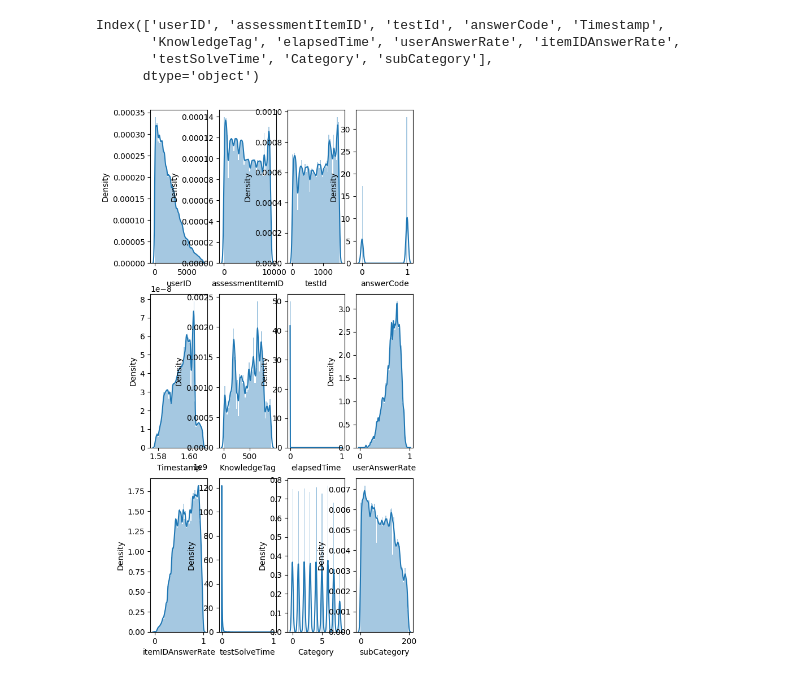
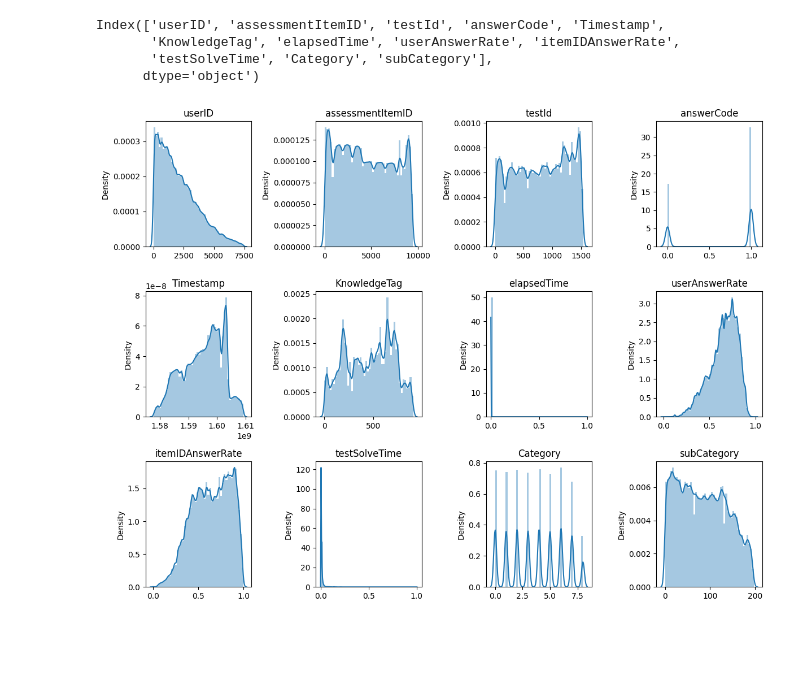
Before and after one commit to boostcampaitech4lv23recsys1/level2_dkt_recsys-level2-recsys-07, a Jupyter notebook: eda/EDA_jsy.ipynb, the cells around one changed output. Cells and saved outputs as stored; diff of their text form; code cells hidden in the pictures; blank space fills up the shorter version.

```diff
--- a/eda/EDA_jsy.ipynb
+++ b/eda/EDA_jsy.ipynb
@@ -389,17 +415,19 @@ from datetime import datetime
 cate_cols = ["assessmentItemID", "testId", "KnowledgeTag", 'Category', 'subCategory']
 is_train=True
 
+corr_train_df = train_df.copy(deep=True)
+
 for col in cate_cols:
     le = LabelEncoder()
     if is_train:
         # For UNKNOWN class
-        a = train_df[col].unique().tolist() + ["unknown"]
+        a = corr_train_df[col].unique().tolist() + ["unknown"]
         le.fit(a)
 
     # 모든 컬럼이 범주형이라고 가정
-    train_df[col] = train_df[col].astype(str)
-    test = le.transform(train_df[col])
-    train_df[col] = test
+    corr_train_df[col] = corr_train_df[col].astype(str)
+    test = le.transform(corr_train_df[col])
+    corr_train_df[col] = test
 
 def convert_time(s):
     timestamp = time.mktime(
@@ -407,8 +435,8 @@ def convert_time(s):
     )
     return int(timestamp)
 
-train_df["Timestamp"] = train_df["Timestamp"].astype(str)
-train_df["Timestamp"] = train_df["Timestamp"].apply(convert_time)
-train_df
+corr_train_df["Timestamp"] = corr_train_df["Timestamp"].astype(str)
+corr_train_df["Timestamp"] = corr_train_df["Timestamp"].apply(convert_time)
+corr_train_df
 # %% [output]
 |  | userID | assessmentItemID | testId | answerCode | Timestamp | KnowledgeTag | elapsedTime | userAnswerRate | ... |
@@ -429,7 +457,7 @@ from sklearn.preprocessing import MinMaxScaler
 scaling_columns = ["elapsedTime", "userAnswerRate", "itemIDAnswerRate", "testSolveTime"]
 sc = MinMaxScaler()
 for col in scaling_columns:
-    train_df[col] = sc.fit_transform(train_df[[col]])
-train_df
+    corr_train_df[col] = sc.fit_transform(corr_train_df[[col]])
+corr_train_df
 # %% [output]
 |  | userID | assessmentItemID | testId | answerCode | Timestamp | KnowledgeTag | elapsedTime | userAnswerRate | ... |
@@ -463,9 +491,14 @@ Index(['userID', 'assessmentItemID', 'testId', 'answerCode', 'Timestamp',
        'testSolveTime', 'Category', 'subCategory'],
       dtype='object')
 # %%
-fig, axes = plt.subplots(3,4, figsize=(6,12))
+fig, axes = plt.subplots(3,4, figsize=(12,9))
 
-for idx, col in enumerate(train_df.columns):
-    sns.distplot(train_df[col], ax= axes[idx//4,idx%4])
+for idx, col in enumerate(corr_train_df.columns):
+    sns.distplot(corr_train_df[col], ax= axes[idx//4,idx%4])
+
+    axes[idx//4,idx%4].set_title(col)
+    axes[idx//4,idx%4].set_xlabel(None)
+plt.tight_layout()
+plt.show()
 # %% [output]
-[figure, old version]
+[figure, new version]
```
Also changed, not shown: parts of 19 cells of this notebook, 3 other files.
